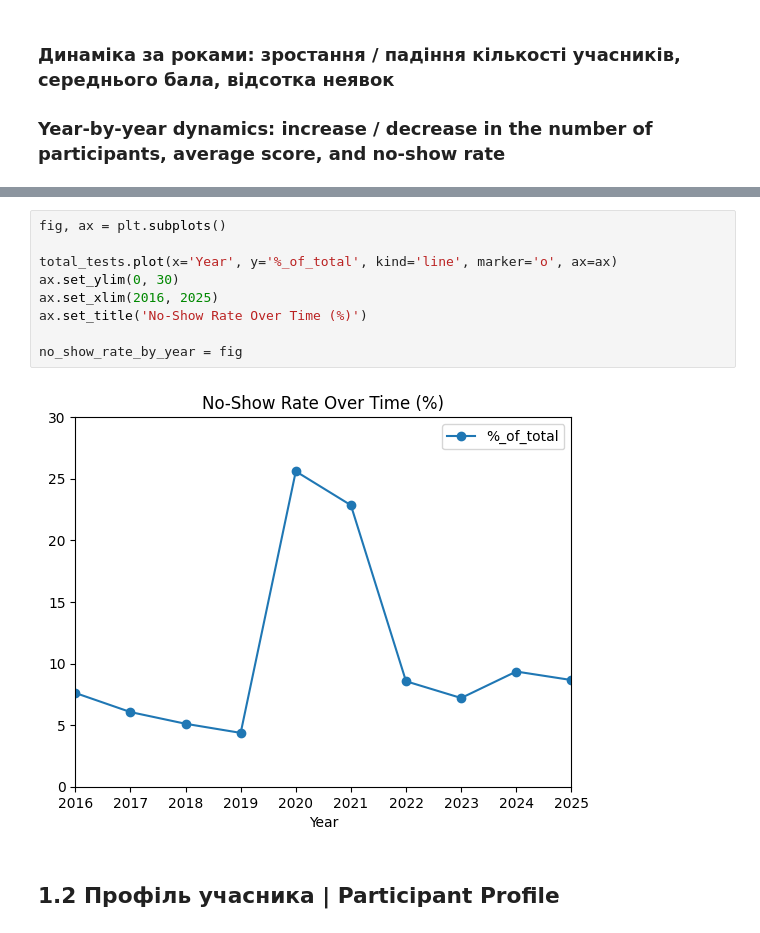
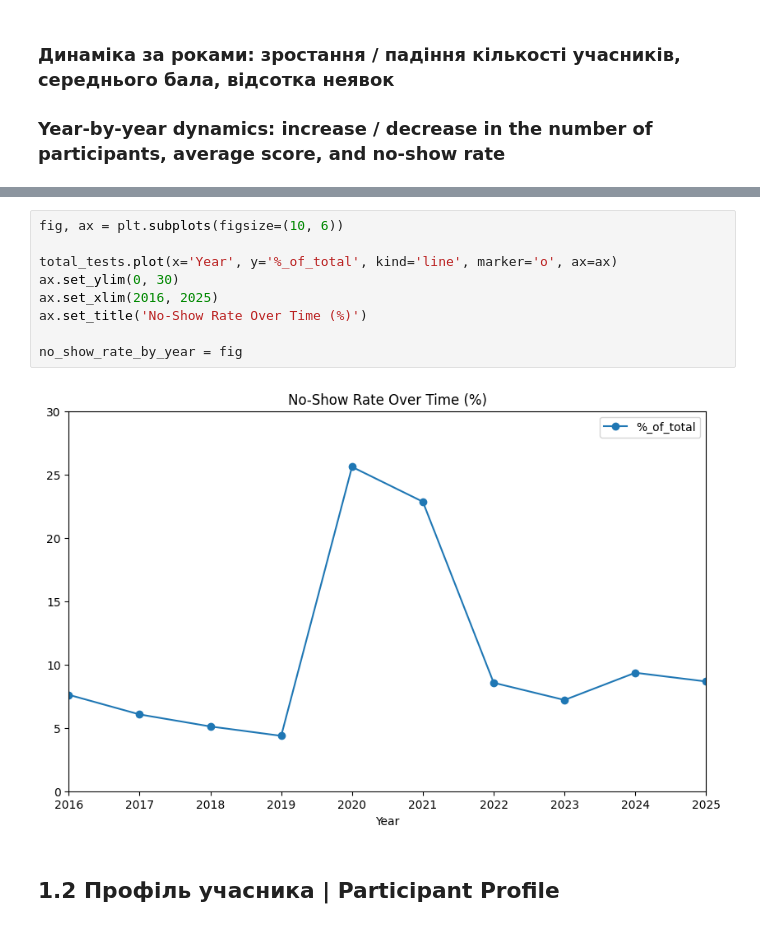
Before and after one commit to Chocopie-DA/ZNO-NMT-score-analysis, a Jupyter notebook: analysis_zno_nmt.ipynb, the cells around one changed output, grey strips where cells are left out. Saved outputs shown, nothing was run; the diff lists cells and outputs as text.

```diff
--- a/analysis_zno_nmt.ipynb
+++ b/analysis_zno_nmt.ipynb
@@ -496,13 +523,13 @@ avg_score_dynamic = fig
 # %%
-fig, ax = plt.subplots()
+fig, ax = plt.subplots(figsize=(10, 6))
 
 total_tests.plot(x='Year', y='%_of_total', kind='line', marker='o', ax=ax)
 ax.set_ylim(0, 30)
 ax.set_xlim(2016, 2025)
 ax.set_title('No-Show Rate Over Time (%)')
 
 no_show_rate_by_year = fig
 # %% [output]
-[figure, old version]
+[figure, new version]
 # %% [markdown]
 ## 1.2 Профіль учасника | Participant Profile
```
Also changed, not shown: parts of 70 cells of this notebook.
